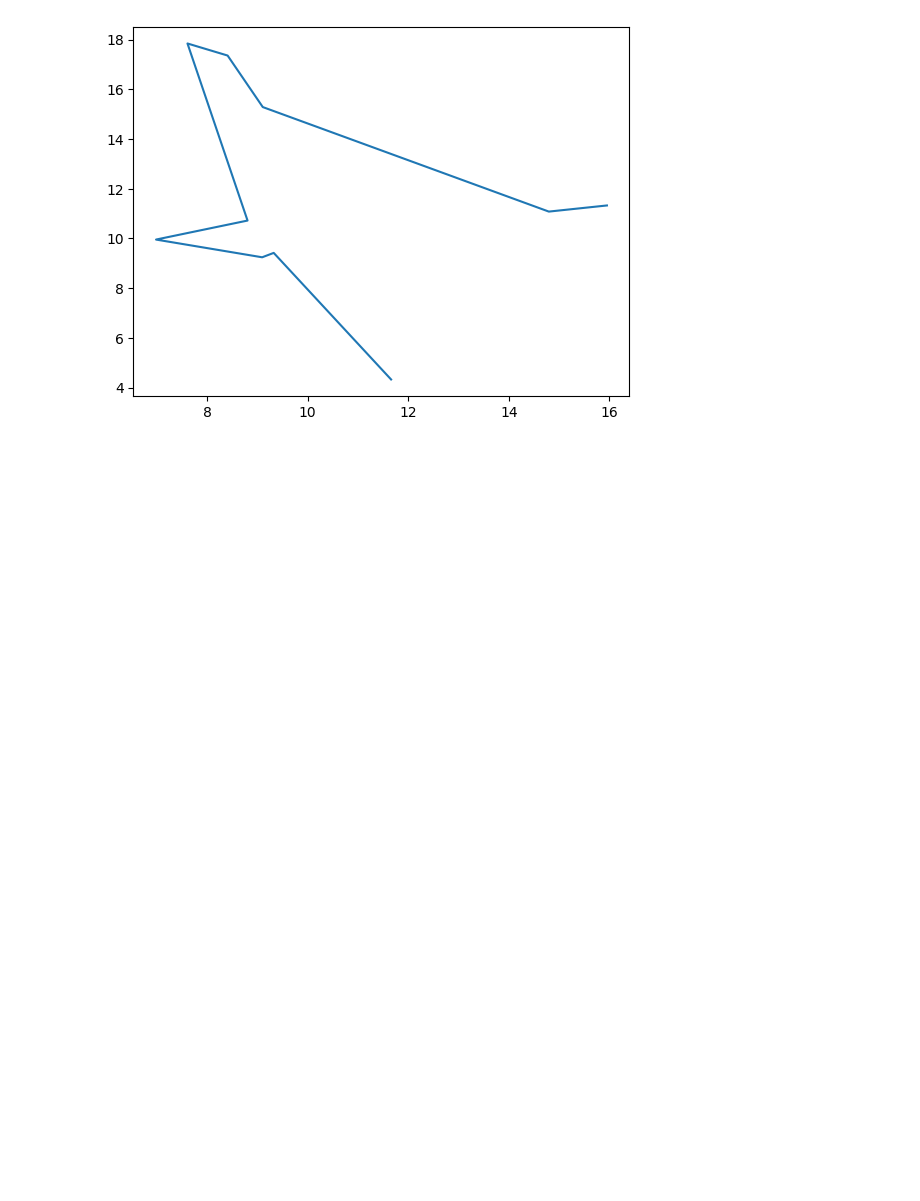
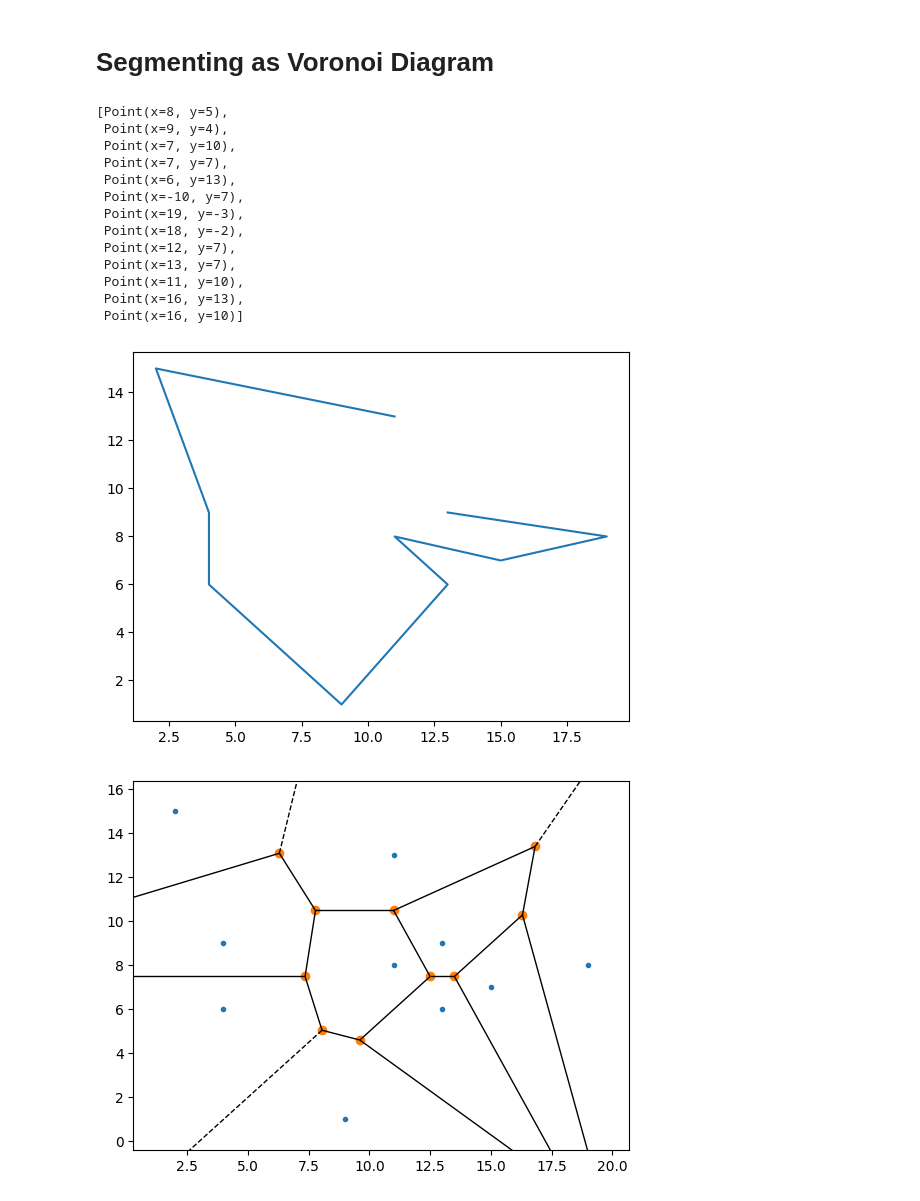
Before and after one commit to stupidcucumber/geometry-lab, a Jupyter notebook: testing.ipynb, the cells around one changed output. Drawn from its saved outputs; the diff is of its cells as text; code cells hidden in the pictures; blank space fills up the shorter version.

```diff
--- a/testing.ipynb
+++ b/testing.ipynb
@@ -26,6 +3,45 @@ def draw_polygon(polygon: StarPolygon, center: Point) -> None:
+# %% [markdown]
+# Segmenting as Voronoi Diagram
+# %%
+from src.backend.model import StarPolygon, Point
+from src.backend.utils import generate_star_polygon
+from scipy.spatial import Voronoi, voronoi_plot_2d
+import matplotlib.pyplot as plt
+
+
+def find_voroni_vertices(polygon: StarPolygon) -> list[Point]:
+    voronoi = Voronoi(polygon.asarray())
+    return [Point(x=int(x), y=int(y)) for x, y in voronoi.vertices]
+
+
+def draw_polygon(polygon: StarPolygon) -> None:
+    points = polygon.asarray()
+    voronoi = Voronoi(polygon.asarray())
+    v_points = [Point(x=int(x), y=int(y)) for x, y in voronoi.vertices]
+    plt.plot(*points.T)
+    # plt.scatter(x=[point.x for point in v_points], y=[point.y for point in v_points])
+    voronoi_plot_2d(voronoi)
 # %%
-center = Point(x=10, y=10)
-polygon = generate_star_polygon(center=center, n_vertices=10)
-draw_polygon(polygon=polygon, center=center)
+polygon = generate_star_polygon(
+    center=Point(x=10, y=10), n_vertices=10
+)
+find_voroni_vertices(polygon=polygon)
 # %% [output]
-[figure, removed]
+[Point(x=8, y=5),
+ Point(x=9, y=4),
+ Point(x=7, y=10),
+ Point(x=7, y=7),
+ Point(x=6, y=13),
+ Point(x=-10, y=7),
+ Point(x=19, y=-3),
+ Point(x=18, y=-2),
+ Point(x=12, y=7),
+ Point(x=13, y=7),
+ Point(x=11, y=10),
+ Point(x=16, y=13),
+ Point(x=16, y=10)]
+# %%
+draw_polygon(polygon=polygon)
+# %% [output]
+[figure, added]
+[figure, added]
```
Also changed, not shown: parts of 4 cells of this notebook, 5 other files.
